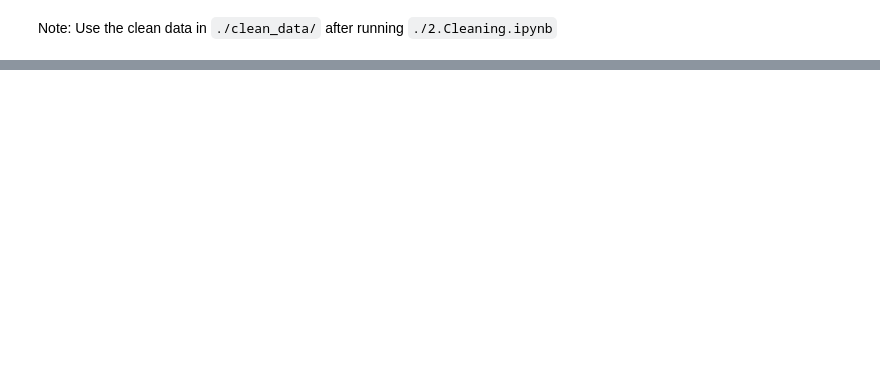
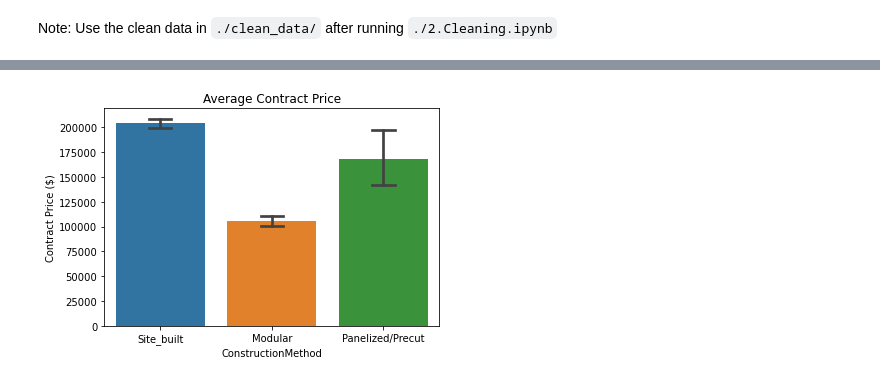
Before and after one commit to gassergalalali/MST-IST-5520-SP2020-Group-7, a Jupyter notebook: Milestone 2/3.SummarizationAndVisualization.ipynb, the cells around one changed output, grey strips where cells are left out. Saved outputs shown, nothing was run; the diff lists cells and outputs as text; code cells hidden in the pictures; blank space fills up the shorter version.

```diff
--- a/Milestone 2/3.SummarizationAndVisualization.ipynb
+++ b/Milestone 2/3.SummarizationAndVisualization.ipynb
@@ -25,0 +89,4 @@ plt.show()
+# %%
+df2 = dt[['ConstructionMethod','ContractPrice']]
+
+df2.head()
@@ -25,0 +106,8 @@ plt.show()
+# %%
+df2 = df2.dropna()
+
+df2['ConstructionMethod'] = df2['ConstructionMethod'].replace(to_replace=1.0, value= 'Modular')
+df2['ConstructionMethod'] = df2['ConstructionMethod'].replace(to_replace=2.0, value= 'Panelized/Precut')
+df2['ConstructionMethod'] = df2['ConstructionMethod'].replace(to_replace=3.0, value= 'Site_built')
+
+df2['ConstructionMethod'].value_counts()
@@ -25,0 +130,7 @@ plt.show()
+# %%
+ax = sns.barplot(x="ConstructionMethod", y="ContractPrice", data=df2, capsize=.2)
+plt.title('Average Contract Price')
+plt.ylabel('Contract Price ($)')
+plt.show()
+# %% [output]
+[figure, added]
```
Also changed, not shown: parts of 16 cells of this notebook.
